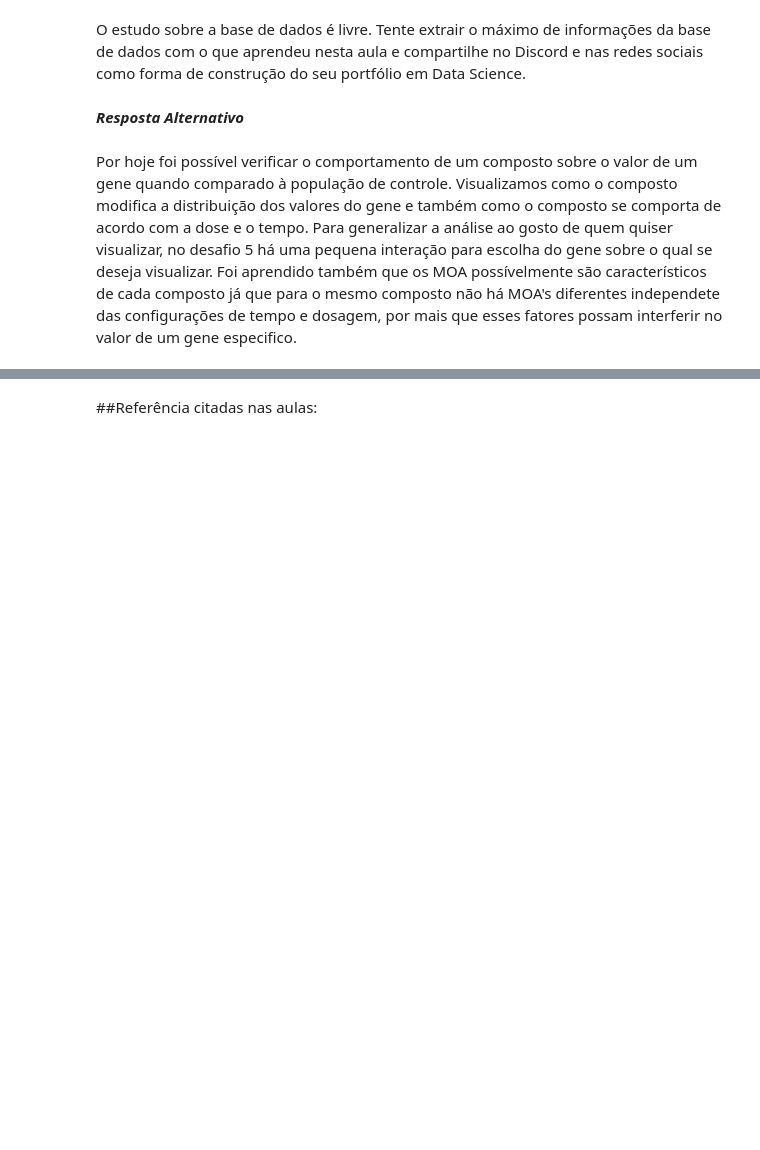
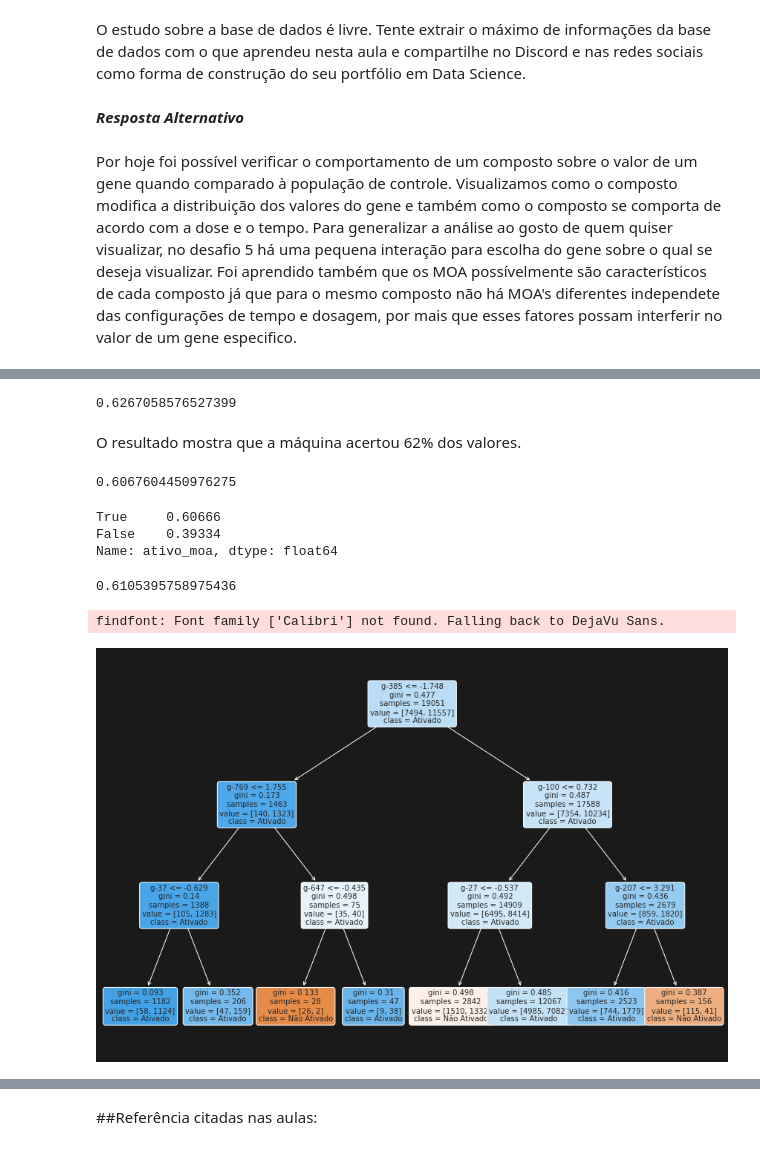
Before and after one commit to weltonrosa/Curso_Alura_ImersaoDados, a Jupyter notebook: Imersão_Dados.ipynb, the cells around one changed output, grey strips where cells are left out. Cells and saved outputs as stored; diff of their text form; code cells hidden in the pictures; blank space fills up the shorter version.

```diff
--- a/Imersão_Dados.ipynb
+++ b/Imersão_Dados.ipynb
@@ -2433,0 +2458,61 @@ Por hoje foi possível verificar o comportamento de um composto sobre o valor de
+# %%
+#Regreção logística
+from sklearn.linear_model import LogisticRegression
+from sklearn.model_selection import train_test_split # Treinando o computador
+
+x = dados_combinados.select_dtypes('float64') # Aqui selecionamos a expressão gênica e a viabilidade celular
+y = dados_combinados['ativo_moa'] # Essa é a saida em classificação binária
+x_treino, x_teste, y_treino, y_teste = train_test_split(x, y, test_size = 0.2, stratify=y, random_state=376)
+
+modelo_rlogistica = LogisticRegression(max_iter=1000)
+modelo_rlogistica.fit(x_treino, y_treino) # Treinando o modelo x = labels(dados) | f(x) = y
+modelo_rlogistica.score(x_teste, y_teste)
+# %% [output]
+0.6267058576527399
+# %% [markdown]
+O resultado mostra que a máquina acertou 62% dos valores.
+# %%
+#Modelo Ingênuo
+from sklearn.dummy import DummyClassifier
+from sklearn.metrics import accuracy_score
+
+modelo_dummy = DummyClassifier('most_frequent')
+modelo_dummy.fit(x_treino, y_treino)
+previsao_dummy = modelo_dummy.predict(x_teste)
+accuracy_score(y_teste, previsao_dummy)
+# %% [output]
+0.6067604450976275
+# %%
+dados_combinados['ativo_moa'].value_counts(normalize = True)
+# %% [output]
+True     0.60666
+False    0.39334
+Name: ativo_moa, dtype: float64
+# %%
+#Modelo árvore de decisão
+from sklearn.tree import DecisionTreeClassifier
+
+x = dados_combinados.select_dtypes('float64') # Aqui selecionamos a expressão gênica e a viabilidade celular
+y = dados_combinados['ativo_moa'] # Essa é a saida em classificação binária
+x_treino, x_teste, y_treino, y_teste = train_test_split(x,y, test_size = 0.2, stratify=y, random_state=376)
+
+modelo_arvore = DecisionTreeClassifier(max_depth = 3)
+modelo_arvore.fit(x_treino, y_treino)
+modelo_arvore.score(x_teste, y_teste)
+# %% [output]
+0.6105395758975436
+# %%
+from sklearn import tree
+
+fig, ax = plt.subplots(figsize = (15,10), facecolor='k')
+tree.plot_tree(modelo_arvore,
+               ax=ax,
+               fontsize=10,
+               rounded=True,
+               filled=True,
+               feature_names = x_treino.columns,
+               class_names=['Não Ativado', 'Ativado'])
+plt.show()
+# %% [output]
+findfont: Font family ['Calibri'] not found. Falling back to DejaVu Sans.
+[figure, added]
```
Also changed, not shown: parts of 41 cells of this notebook.
